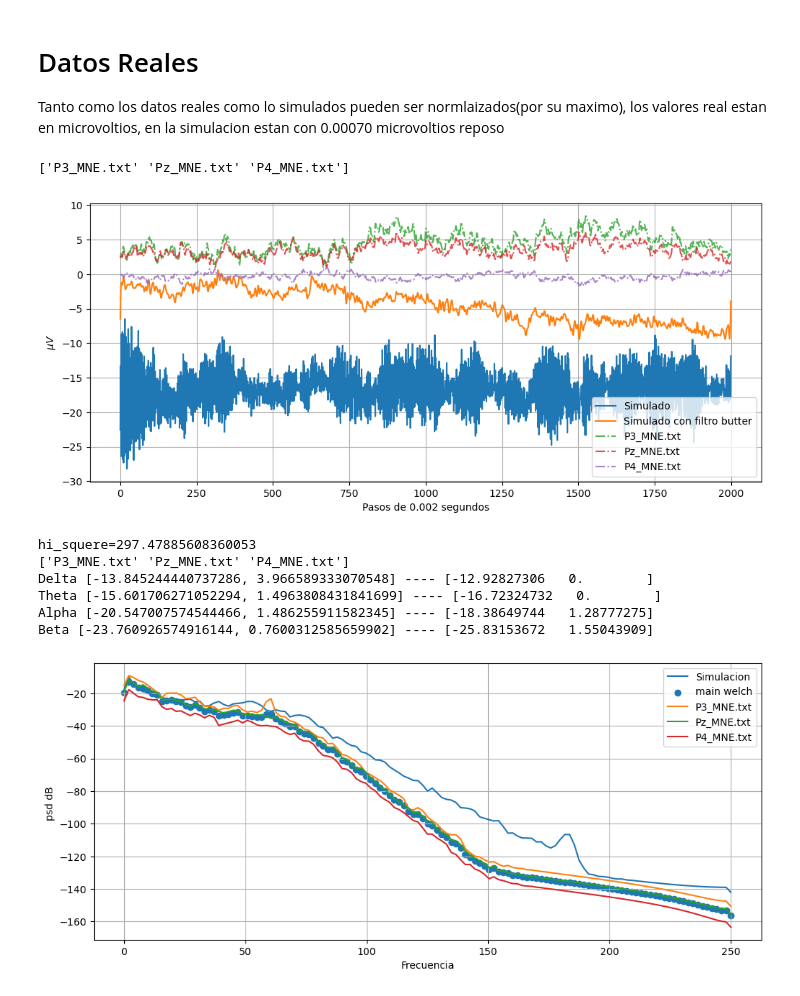
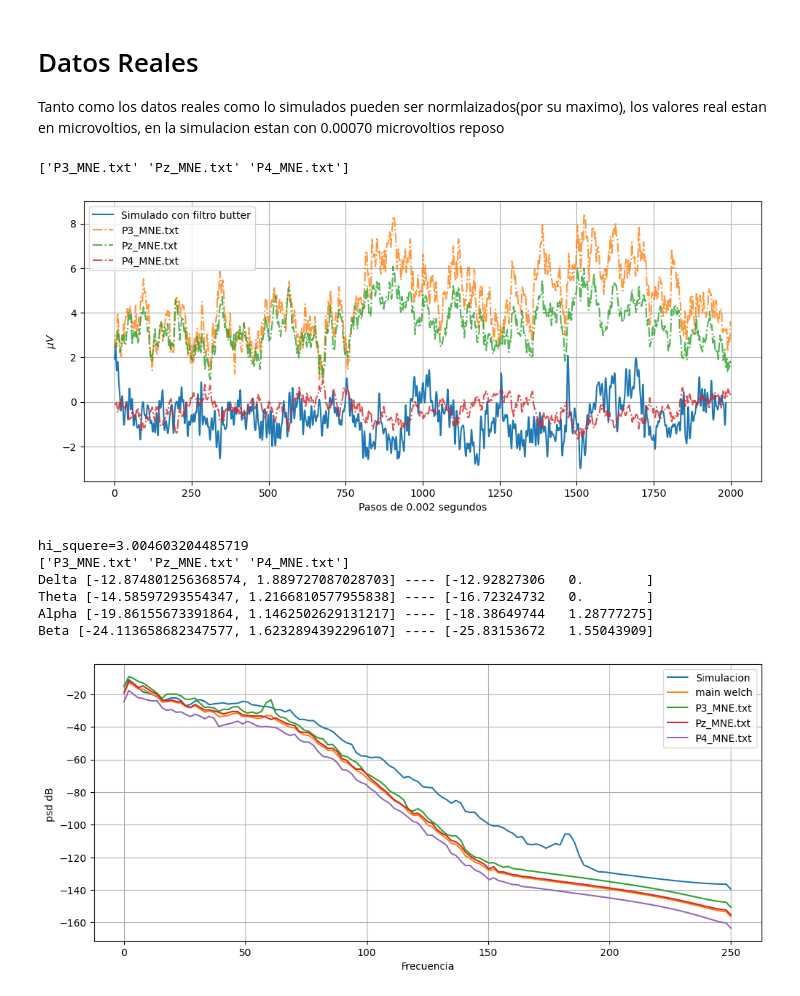
Before and after one commit to juanmillan03/Tesis-CA, a Jupyter notebook: Codigos/V6/main.ipynb, the cells around one changed output. Cells and saved outputs as stored; diff of their text form; code cells hidden in the pictures.

```diff
--- a/Codigos/V6/main.ipynb
+++ b/Codigos/V6/main.ipynb
@@ -134,30 +134,30 @@ def Datos_reales(nombres):
         'main_Delta': main_Delta,'main_Theta':main_Theta,"main_Alpha":main_Alpha,"main_Beta":main_Beta
     }
 # %%
-Params={'L': 21, 'P': 0.5635804882441886, 'Inh': 0.23845027535410002, 'Trest': -3.634114726794281, 'Trelative': 2.662134728730421, 'C_h': 28.839480035569522, 'Tipo_red': 2}
+Params={'L': 29, 'P': 0.3495855264639949, 'Inh': 0.4374925488997701, 'Trest': -5.413378622682971, 'Trelative': 4.30925916893512, 'C_h': 26.897198730686277, 'Tipo_red': 2}
 initial_params = [Params["L"], Params["P"],Params["Inh"], Params["Trest"],Params["Trelative"], Params["C_h"] ,8030,Params["Tipo_red"]]
 generated_data = Simulado_EGG(initial_params)
 reales_total = Datos_reales(["P3_MNE.txt","Pz_MNE.txt","P4_MNE.txt"])
 # %%
 fig, ax = plt.subplots(figsize=[12, 5])
 
 print(reales_total["Nombres"])
-ax.plot(generated_data["data_resample"],label="Simulado")
-ax.plot(generated_data["butter"],label="Simulado con filtro butter")
+#ax.plot(generated_data["data_resample"],label="Simulado")
+ax.plot(generated_data["butter"][15:],label="Simulado con filtro butter")
 for i in range(3):
     ax.plot(reales_total["datos"][i],"-.", label=reales_total["Nombres"][i],alpha=0.8)
 
 
 plt.xlabel("Pasos de 0.002 segundos")
 plt.ylabel(r"$\mu V$")
 plt.legend()  # Esto añade una leyenda para identificar cada línea
 plt.grid()
 plt.show()  # Mostrar todos los gráficos en la misma figura
 # %% [output]
 ['P3_MNE.txt' 'Pz_MNE.txt' 'P4_MNE.txt']
-[figure, old version]
+[figure, new version]
 # %%
-hi2_stat, p_value = chisquare(generated_data["welch_data"], f_exp=reales_total["main_welch"])
+hi2_stat, p_value = chisquare(generated_data["welch_data"][:16], f_exp=reales_total["main_welch"][:16])
 
 print(f"hi_squere={abs(hi2_stat)}")
 fig, ax = plt.subplots(figsize=[12, 5])
@@ -169,7 +169,7 @@ print("Alpha",generated_data["alpha"],"----",reales_total["main_Alpha"])
 print("Beta",generated_data["beta"],"----",reales_total["main_Beta"])
 
 ax.plot(generated_data["frequencies"],generated_data["welch_data"],label="Simulacion")
-ax.scatter(reales_total["frequencies"][0],reales_total["main_welch"],label="main welch")
+ax.plot(reales_total["frequencies"][0],reales_total["main_welch"],label="main welch")
 for i in range(3):
     ax.plot(reales_total["frequencies"][i],reales_total["welch_data"][i], label=reales_total["Nombres"][i])
 
@@ -180,13 +180,13 @@ plt.grid()
 plt.legend()  # Esto añade una leyenda para identificar cada línea
 plt.show()  # Mostrar todos los gráficos en la misma figura
 # %% [output]
-hi_squere=297.47885608360053
+hi_squere=3.004603204485719
 ['P3_MNE.txt' 'Pz_MNE.txt' 'P4_MNE.txt']
-Delta [-13.845244440737286, 3.966589333070548] ---- [-12.92827306   0.        ]
-Theta [-15.601706271052294, 1.4963808431841699] ---- [-16.72324732   0.        ]
-Alpha [-20.547007574544466, 1.486255911582345] ---- [-18.38649744   1.28777275]
-Beta [-23.760926574916144, 0.7600312585659902] ---- [-25.83153672   1.55043909]
+Delta [-12.874801256368574, 1.889727087028703] ---- [-12.92827306   0.        ]
+Theta [-14.58597293554347, 1.2166810577955838] ---- [-16.72324732   0.        ]
+Alpha [-19.86155673391864, 1.1462502629131217] ---- [-18.38649744   1.28777275]
+Beta [-24.113658682347577, 1.6232894392296107] ---- [-25.83153672   1.55043909]
-[figure, old version]
+[figure, new version]
 # %%
 
 def objective(trial):
```
Also changed, not shown: parts of 5 cells of this notebook, 4 other files.
